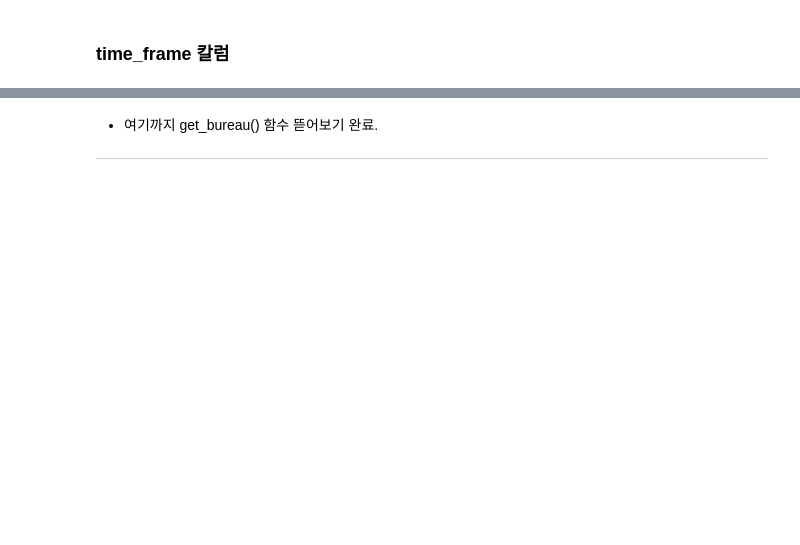
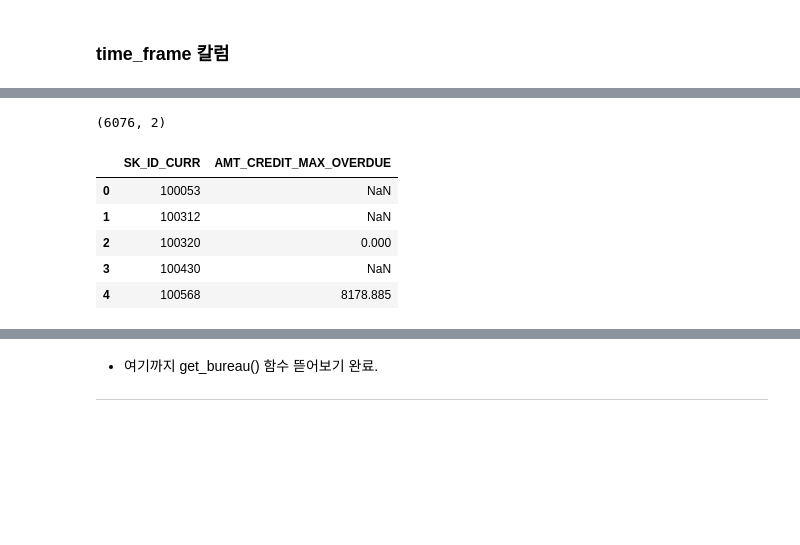
Before and after one commit to ecjang/pages, a Jupyter notebook: Kaggle/003_MultiClass_Classification_HomeCredit_LightGBM_7th.ipynb, the cells around one changed output, grey strips where cells are left out. Cells and saved outputs as stored; diff of their text form; code cells hidden in the pictures; blank space fills up the shorter version.

```diff
--- a/Kaggle/003_MultiClass_Classification_HomeCredit_LightGBM_7th.ipynb
+++ b/Kaggle/003_MultiClass_Classification_HomeCredit_LightGBM_7th.ipynb
@@ -1250,0 +1336,12 @@ for time_frame in [6, 12]:
+# %%
+gr.rename({'AMT_CREDIT_MAX_OVERDUE': 'BUREAU_LAST_LOAN_MAX_OVERDUE'}, inplace=True)
+print(gr.shape)
+gr.head()
+# %% [output]
+(6076, 2)
+|  | SK_ID_CURR | AMT_CREDIT_MAX_OVERDUE |
+| 0 | 100053 | NaN |
+| 1 | 100312 | NaN |
+| 2 | 100320 | 0.000 |
+| 3 | 100430 | NaN |
+| 4 | 100568 | 8178.885 |
```
Also changed, not shown: parts of 29 cells of this notebook.
